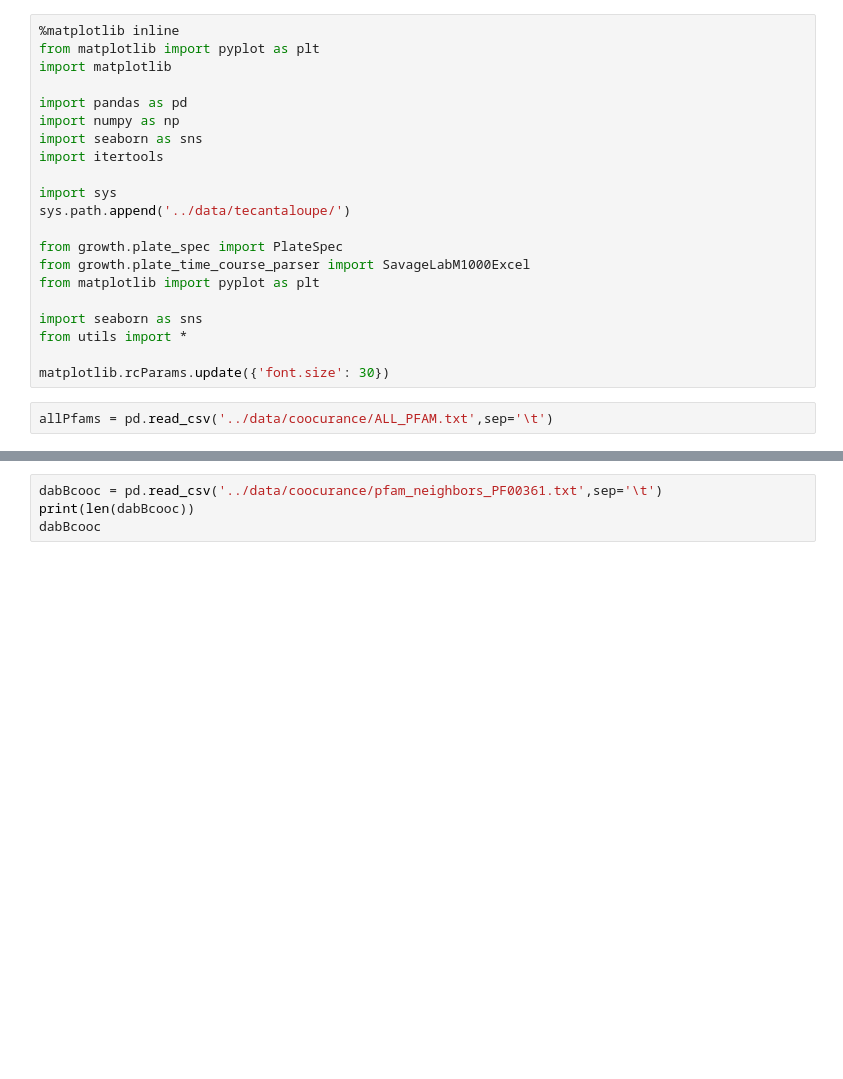
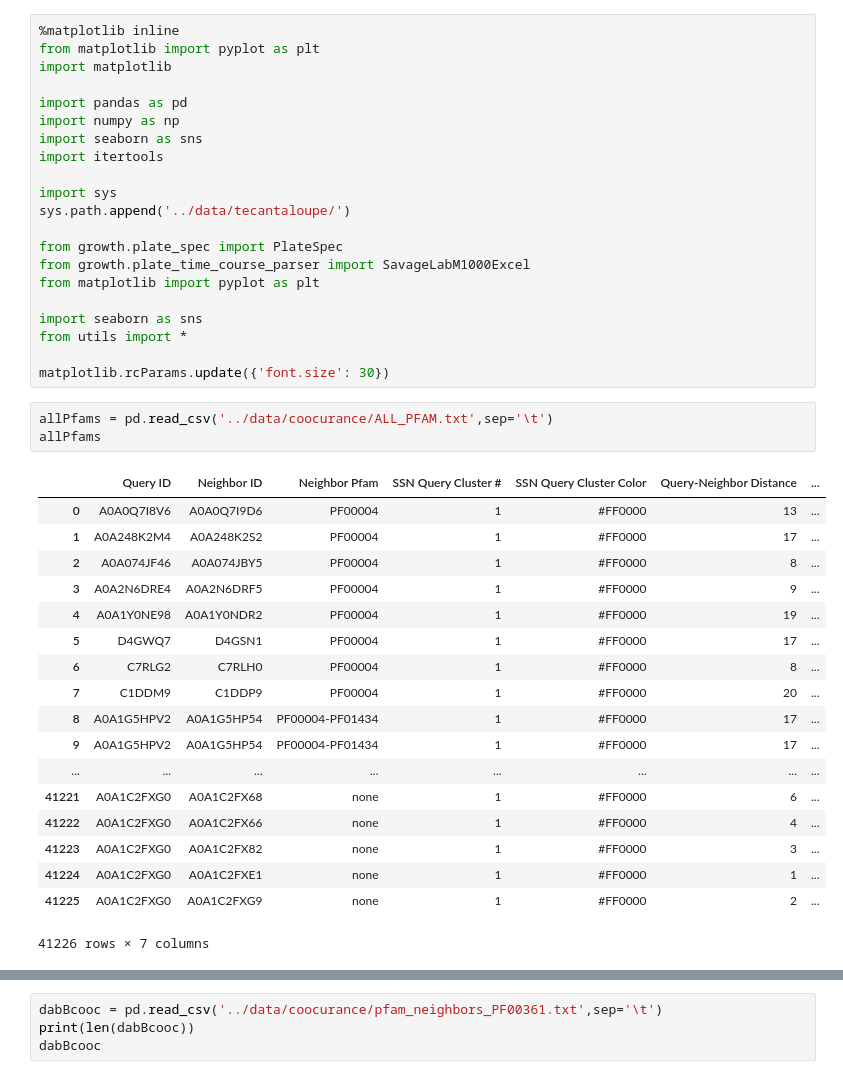
Before and after one commit to jackdesmarais/DabTransporterPaper, a Jupyter notebook: scripts/dabA_dabB_cooccurance.ipynb, the cells around one changed output, grey strips where cells are left out. Saved outputs shown, nothing was run; the diff lists cells and outputs as text; blank space fills up the shorter version.

Commit message:
figured out all_pfam

```diff
--- a/scripts/dabA_dabB_cooccurance.ipynb
+++ b/scripts/dabA_dabB_cooccurance.ipynb
@@ -21,3 +21,23 @@ from utils import *
 matplotlib.rcParams.update({'font.size': 30})
 # %%
 allPfams = pd.read_csv('../data/coocurance/ALL_PFAM.txt',sep='\t')
+allPfams
+# %% [output]
+|  | Query ID | Neighbor ID | Neighbor Pfam | SSN Query Cluster # | SSN Query Cluster Color | Query-Neighbor Distance | ... |
+| 0 | A0A0Q7I8V6 | A0A0Q7I9D6 | PF00004 | 1 | #FF0000 | 13 | ... |
+| 1 | A0A248K2M4 | A0A248K2S2 | PF00004 | 1 | #FF0000 | 17 | ... |
+| 2 | A0A074JF46 | A0A074JBY5 | PF00004 | 1 | #FF0000 | 8 | ... |
+| 3 | A0A2N6DRE4 | A0A2N6DRF5 | PF00004 | 1 | #FF0000 | 9 | ... |
+| 4 | A0A1Y0NE98 | A0A1Y0NDR2 | PF00004 | 1 | #FF0000 | 19 | ... |
+| 5 | D4GWQ7 | D4GSN1 | PF00004 | 1 | #FF0000 | 17 | ... |
+| 6 | C7RLG2 | C7RLH0 | PF00004 | 1 | #FF0000 | 8 | ... |
+| 7 | C1DDM9 | C1DDP9 | PF00004 | 1 | #FF0000 | 20 | ... |
+| 8 | A0A1G5HPV2 | A0A1G5HP54 | PF00004-PF01434 | 1 | #FF0000 | 17 | ... |
+| 9 | A0A1G5HPV2 | A0A1G5HP54 | PF00004-PF01434 | 1 | #FF0000 | 17 | ... |
+| ... | ... | ... | ... | ... | ... | ... | ... |
+| 41221 | A0A1C2FXG0 | A0A1C2FX68 | none | 1 | #FF0000 | 6 | ... |
+| 41222 | A0A1C2FXG0 | A0A1C2FX66 | none | 1 | #FF0000 | 4 | ... |
+| 41223 | A0A1C2FXG0 | A0A1C2FX82 | none | 1 | #FF0000 | 3 | ... |
+| 41224 | A0A1C2FXG0 | A0A1C2FXE1 | none | 1 | #FF0000 | 1 | ... |
+| 41225 | A0A1C2FXG0 | A0A1C2FXG9 | none | 1 | #FF0000 | 2 | ... |
+41226 rows × 7 columns
```
Also changed, not shown: parts of 1 cell of this notebook.
